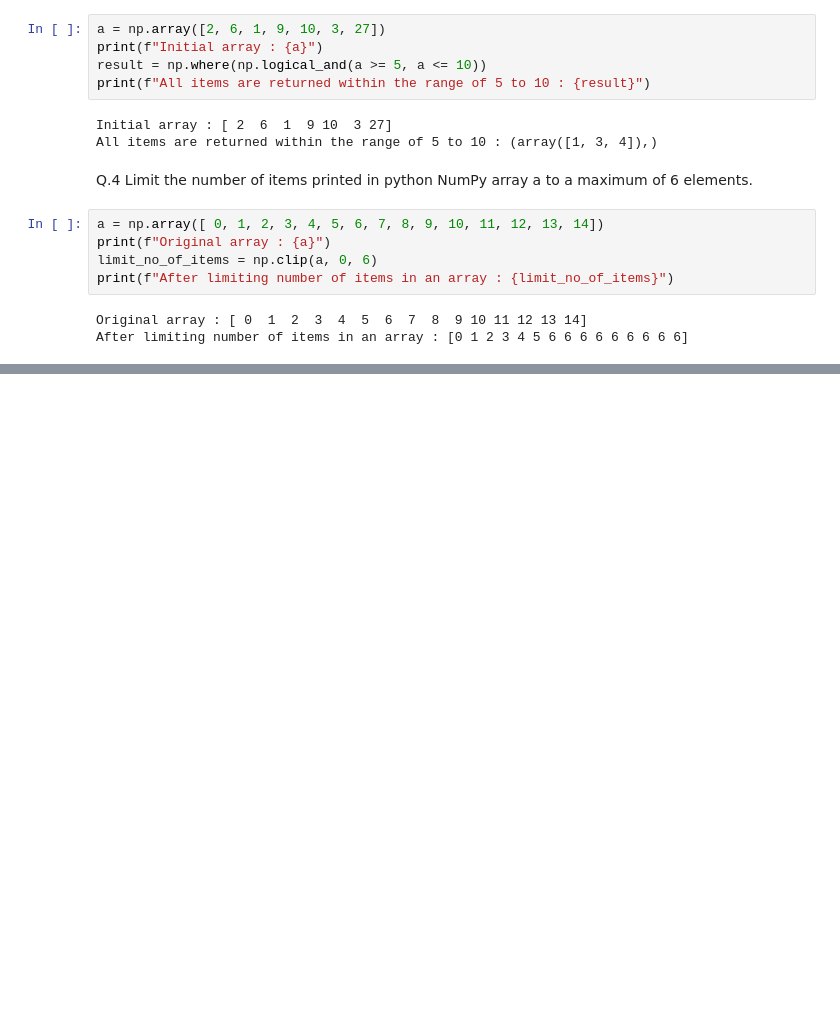
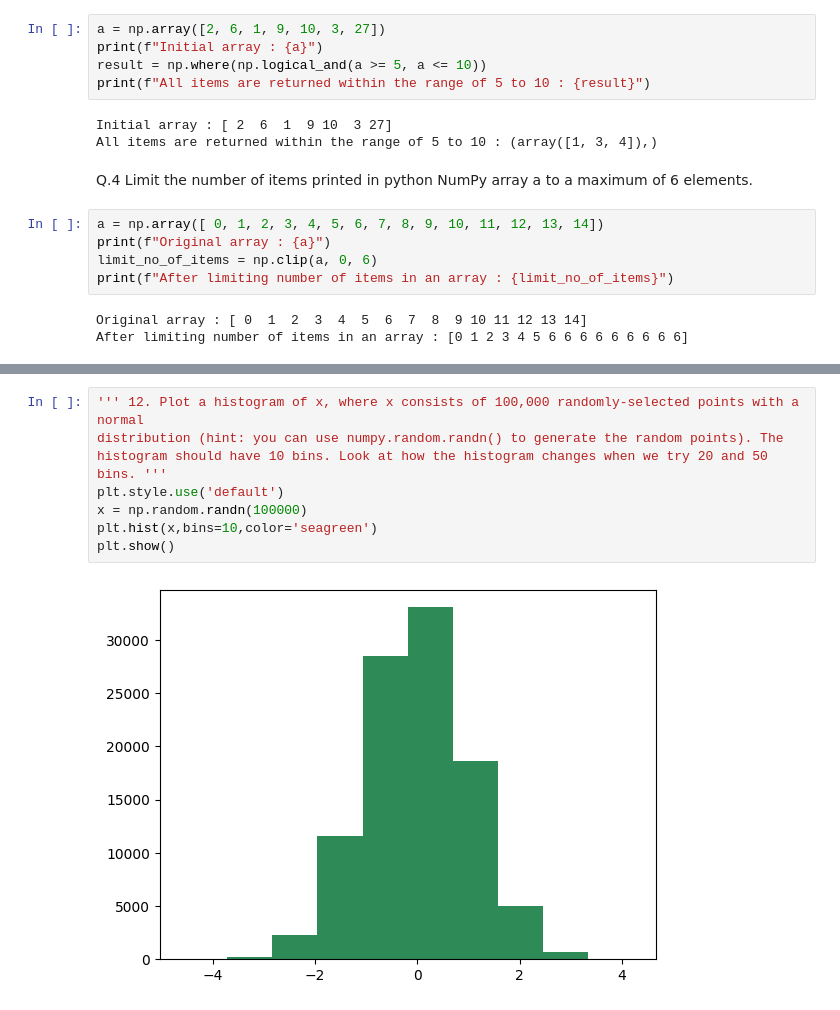
Before and after one commit to ShraddhaPatel17/Data_Science, a Jupyter notebook: Statistics/Assessment/Statistics Assessment.ipynb, the cells around one changed output, grey strips where cells are left out. Saved outputs shown, nothing was run; the diff lists cells and outputs as text; blank space fills up the shorter version.

```diff
--- a/Statistics/Assessment/Statistics Assessment.ipynb
+++ b/Statistics/Assessment/Statistics Assessment.ipynb
@@ -50,0 +245,11 @@ After limiting number of items in an array : [0 1 2 3 4 5 6 6 6 6 6 6 6 6 6]
+# %%
+''' 12. Plot a histogram of x, where x consists of 100,000 randomly-selected points with a normal
+distribution (hint: you can use numpy.random.randn() to generate the random points). The
+histogram should have 10 bins. Look at how the histogram changes when we try 20 and 50
+bins. '''
+plt.style.use('default')
+x = np.random.randn(100000)
+plt.hist(x,bins=10,color='seagreen')
+plt.show()
+# %% [output]
+[figure, added]
```
Also changed, not shown: parts of 21 cells of this notebook, 7 other files.
